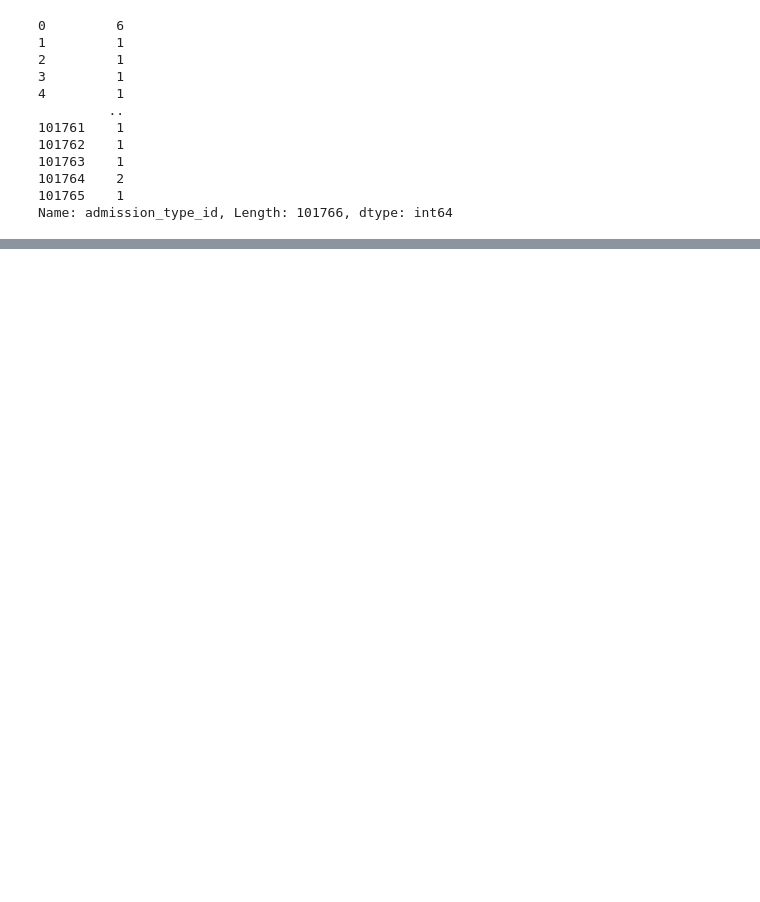
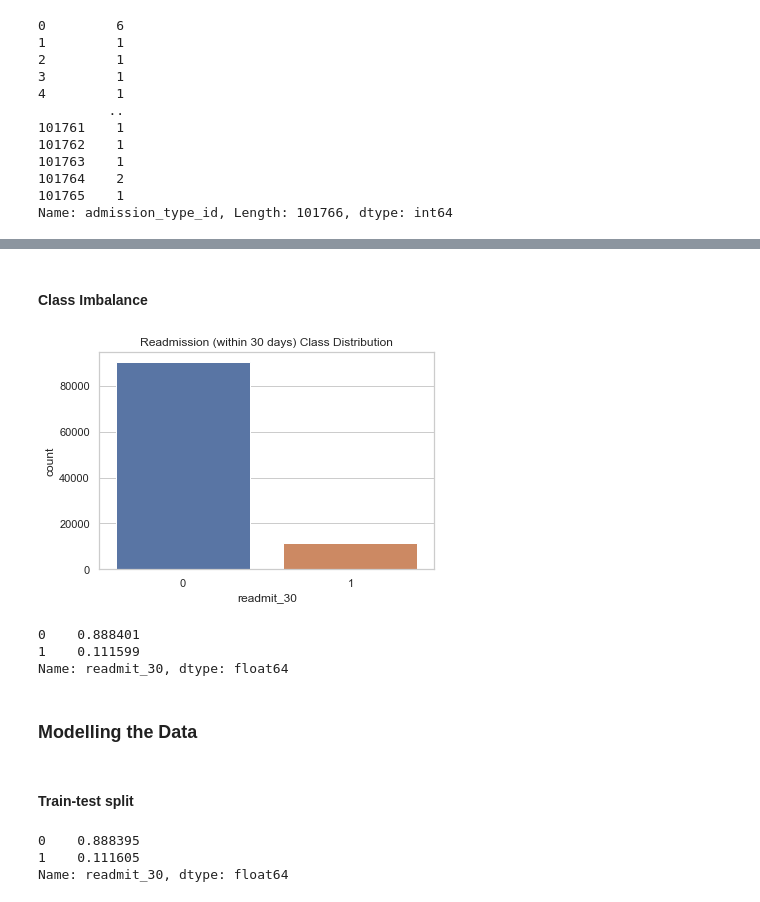
Before and after one commit to RaphaelMuthenya/diabetes-readmissions-ML, a Jupyter notebook: Diabetes-Readmission/diabetes-ml.ipynb, the cells around one changed output, grey strips where cells are left out. Saved outputs shown, nothing was run; the diff lists cells and outputs as text; code cells hidden in the pictures; blank space fills up the shorter version.

```diff
--- a/Diabetes-Readmission/diabetes-ml.ipynb
+++ b/Diabetes-Readmission/diabetes-ml.ipynb
@@ -428,0 +491,16 @@ Name: admission_type_id, Length: 101766, dtype: int64
+# %%
+med_map = {"No": 0, "Down": 1, "Steady": 2, "Up": 3}
+# %%
+med_cols = [
+    'metformin', 'repaglinide', 'nateglinide', 'chlorpropamide', 'glimepiride',
+    'acetohexamide', 'glipizide', 'glyburide', 'tolbutamide', 'pioglitazone',
+    'rosiglitazone', 'acarbose', 'miglitol', 'troglitazone', 'tolazamide',
+    'examide', 'citoglipton', 'insulin', 'glyburide-metformin',
+    'glipizide-metformin', 'glimepiride-pioglitazone',
+    'metformin-rosiglitazone', 'metformin-pioglitazone'
+]
+
+for col in med_cols:
+    diabetes[col] = diabetes[col].map(med_map)
+# Check for any remaining non-numeric columns
+print("Remaining non-numeric columns:", diabetes.select_dtypes(include='object').columns.tolist())
@@ -428,0 +509,5 @@ Name: admission_type_id, Length: 101766, dtype: int64
+# %%
+diabetes['change'] = diabetes['change'].map({'No': 0, 'Ch': 1})
+diabetes['diabetesMed'] = diabetes['diabetesMed'].map({'No': 0, 'Yes': 1})
+# %%
+diabetes.drop('readmitted', axis=1, inplace=True)
@@ -428,0 +535,16 @@ Name: admission_type_id, Length: 101766, dtype: int64
+# %% [markdown]
+#### Class Imbalance
+# %%
+import seaborn as sns
+import matplotlib.pyplot as plt
+
+sns.countplot(data=diabetes, x='readmit_30')
+plt.title('Readmission (within 30 days) Class Distribution')
+plt.show()
+
+print(diabetes['readmit_30'].value_counts(normalize=True))
+# %% [output]
+[figure, added]
+0    0.888401
+1    0.111599
+Name: readmit_30, dtype: float64
@@ -428,0 +569,4 @@ Name: admission_type_id, Length: 101766, dtype: int64
+# %% [markdown]
+### Modelling the Data
+# %% [markdown]
+#### Train-test split
@@ -428,0 +580,7 @@ Name: admission_type_id, Length: 101766, dtype: int64
+# %%
+# Check for class balance in the training set
+print(y_train.value_counts(normalize=True))
+# %% [output]
+0    0.888395
+1    0.111605
+Name: readmit_30, dtype: float64
```
Also changed, not shown: parts of 41 cells of this notebook.
